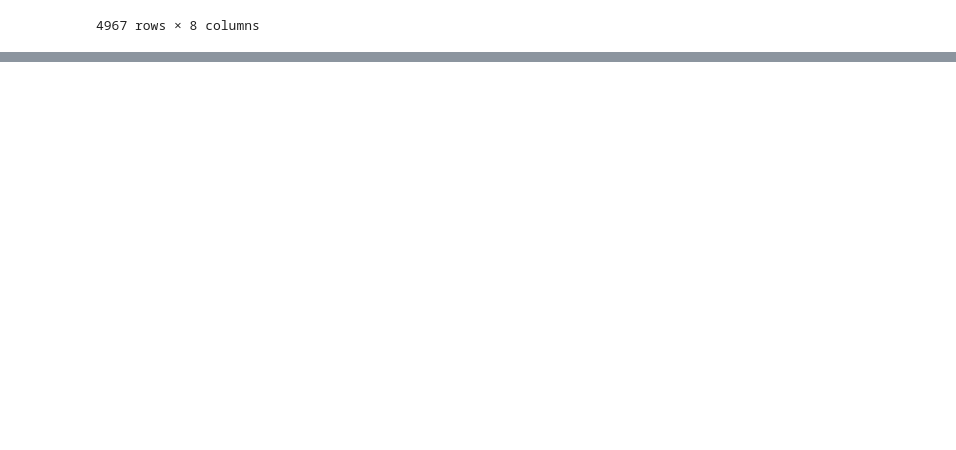
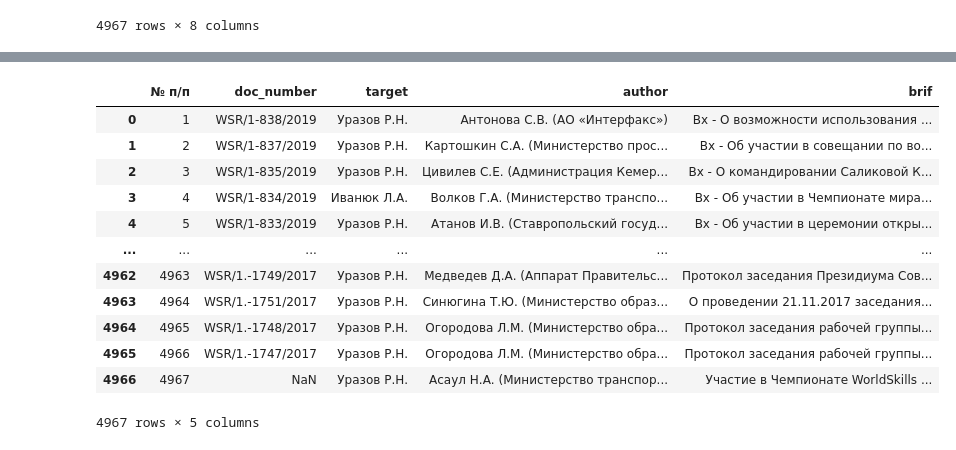
Before and after one commit to shyguuy/lab, a Jupyter notebook: Untitled1.ipynb, the cells around one changed output, grey strips where cells are left out. Drawn from its saved outputs; the diff is of its cells as text; code cells hidden in the pictures; blank space fills up the shorter version.

```diff
--- a/Untitled1.ipynb
+++ b/Untitled1.ipynb
@@ -104,0 +107,18 @@ df
+# %%
+df.drop("note", axis = 1, inplace= True) # В столбце с примечаниями 4659 пустых строк
+# %%
+df
+# %% [output]
+|  | № п/п | doc_number | target | author | brif |
+| 0 | 1 | WSR/1-838/2019 | Уразов Р.Н. | Антонова С.В. (АО «Интерфакс») | Вх - О возможности использования ... |
+| 1 | 2 | WSR/1-837/2019 | Уразов Р.Н. | Картошкин С.А. (Министерство прос... | Вх - Об участии в совещании по во... |
+| 2 | 3 | WSR/1-835/2019 | Уразов Р.Н. | Цивилев С.Е. (Администрация Кемер... | Вх - О командировании Саликовой К... |
+| 3 | 4 | WSR/1-834/2019 | Иванюк Л.А. | Волков Г.А. (Министерство транспо... | Вх - Об участии в Чемпионате мира... |
+| 4 | 5 | WSR/1-833/2019 | Уразов Р.Н. | Атанов И.В. (Ставропольский госуд... | Вх - Об участии в церемонии откры... |
+| ... | ... | ... | ... | ... | ... |
+| 4962 | 4963 | WSR/1.-1749/2017 | Уразов Р.Н. | Медведев Д.А. (Аппарат Правительс... | Протокол заседания Президиума Сов... |
+| 4963 | 4964 | WSR/1.-1751/2017 | Уразов Р.Н. | Синюгина Т.Ю. (Министерство образ... | О проведении 21.11.2017 заседания... |
+| 4964 | 4965 | WSR/1.-1748/2017 | Уразов Р.Н. | Огородова Л.М. (Министерство обра... | Протокол заседания рабочей группы... |
+| 4965 | 4966 | WSR/1.-1747/2017 | Уразов Р.Н. | Огородова Л.М. (Министерство обра... | Протокол заседания рабочей группы... |
+| 4966 | 4967 | NaN | Уразов Р.Н. | Асаул Н.А. (Министерство транспор... | Участие в Чемпионате WorldSkills ... |
+4967 rows × 5 columns
```
Also changed, not shown: parts of 3 cells of this notebook.
